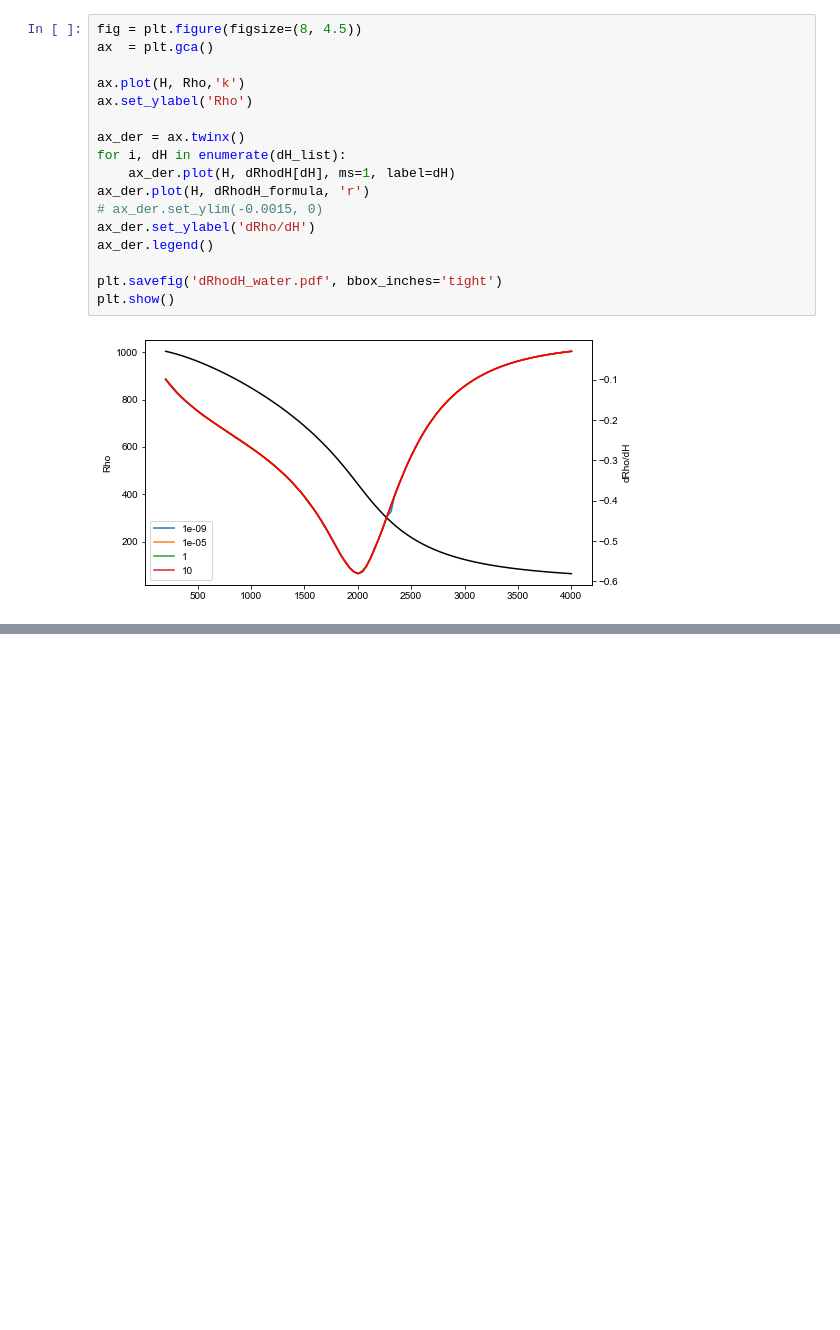
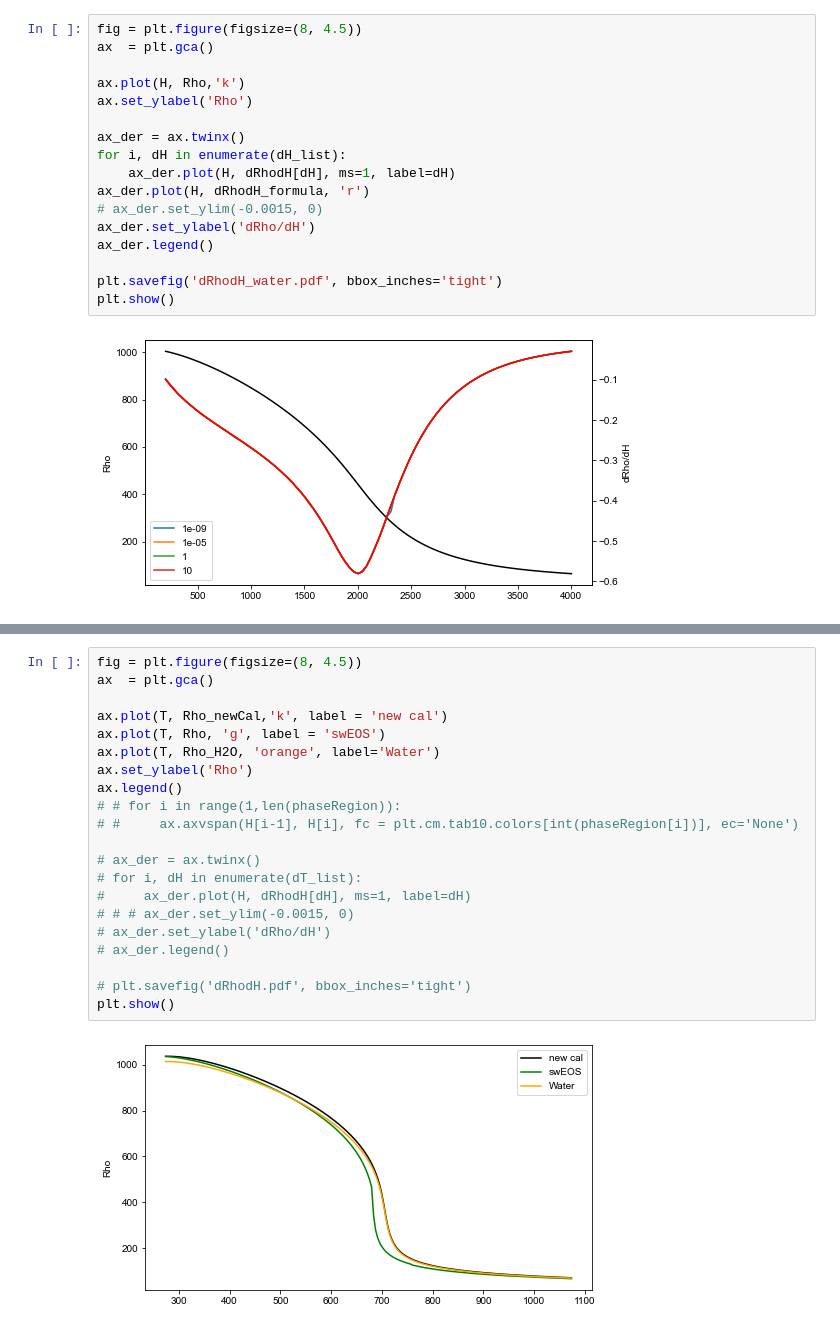
Before and after one commit to zguoch/saltwatereos, a Jupyter notebook: benchmarkTest/notebook/derivative.ipynb, the cells around one changed output, grey strips where cells are left out. Saved outputs shown, nothing was run; the diff lists cells and outputs as text; blank space fills up the shorter version.

```diff
--- a/benchmarkTest/notebook/derivative.ipynb
+++ b/benchmarkTest/notebook/derivative.ipynb
@@ -111,0 +290,23 @@ plt.show()
+# %%
+fig = plt.figure(figsize=(8, 4.5))
+ax  = plt.gca()
+
+ax.plot(T, Rho_newCal,'k', label = 'new cal')
+ax.plot(T, Rho, 'g', label = 'swEOS')
+ax.plot(T, Rho_H2O, 'orange', label='Water')
+ax.set_ylabel('Rho')
+ax.legend()
+# # for i in range(1,len(phaseRegion)):
+# #     ax.axvspan(H[i-1], H[i], fc = plt.cm.tab10.colors[int(phaseRegion[i])], ec='None')
+
+# ax_der = ax.twinx()
+# for i, dH in enumerate(dT_list):
+#     ax_der.plot(H, dRhodH[dH], ms=1, label=dH)
+# # # ax_der.set_ylim(-0.0015, 0)
+# ax_der.set_ylabel('dRho/dH')
+# ax_der.legend()
+
+# plt.savefig('dRhodH.pdf', bbox_inches='tight')
+plt.show()
+# %% [output]
+[figure, added]
```
Also changed, not shown: parts of 11 cells of this notebook.
